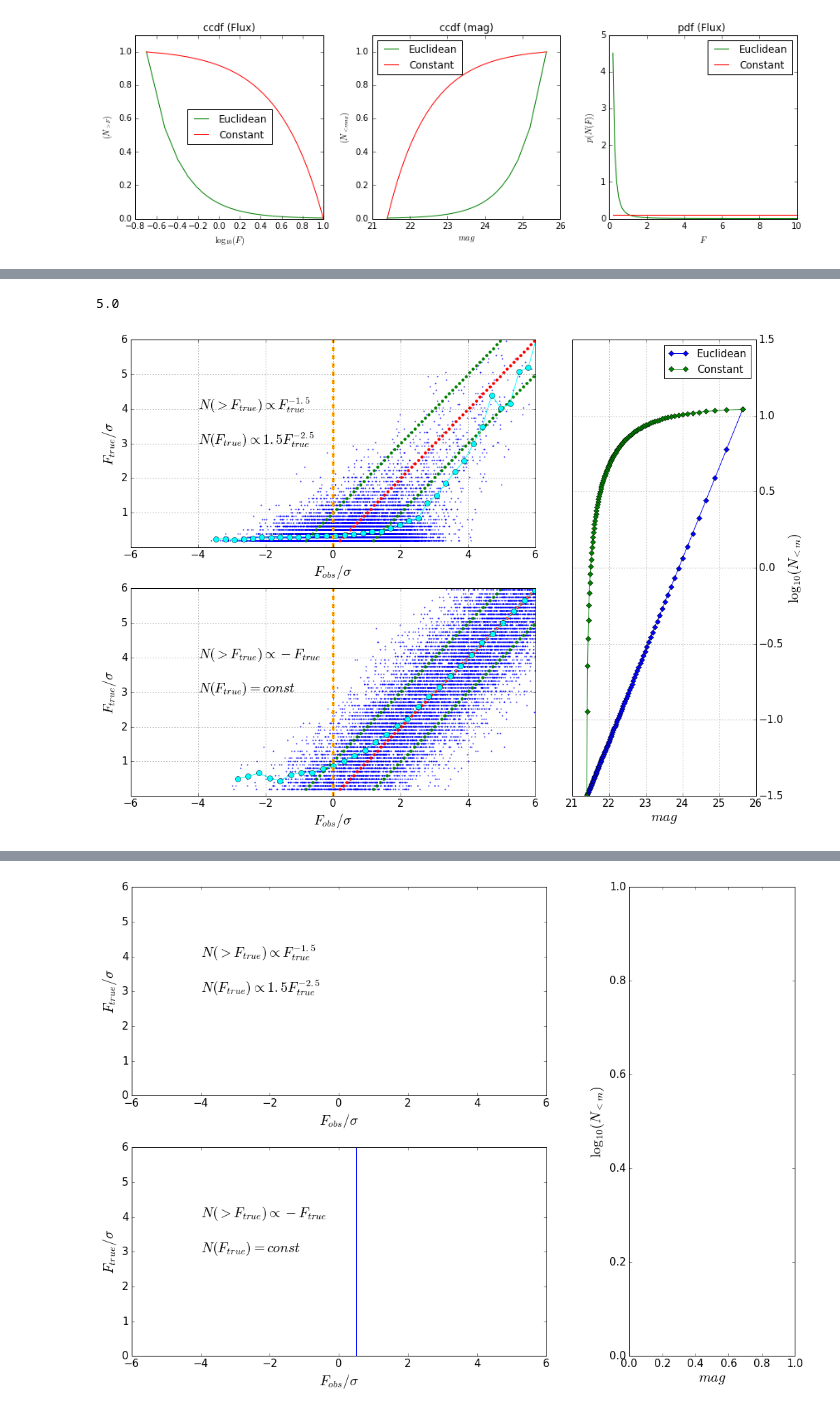
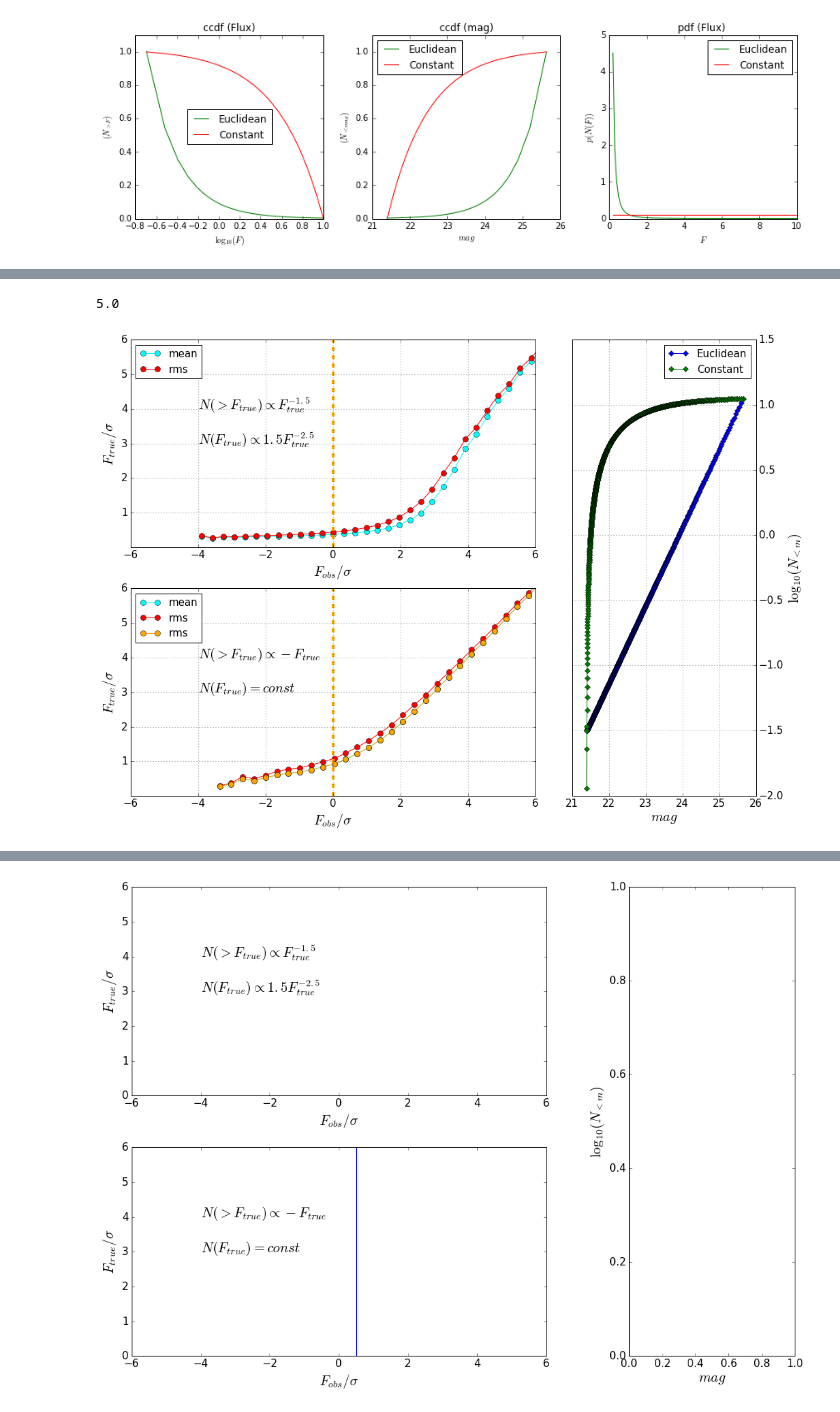
Before and after one commit to suberlak/S82analysis, a Jupyter notebook: code/iPTF_poster_plots_ver2.ipynb, the cells around one changed output, grey strips where cells are left out. Drawn from its saved outputs; the diff is of its cells as text; code cells hidden in the pictures.

```diff
--- a/code/iPTF_poster_plots_ver2.ipynb
+++ b/code/iPTF_poster_plots_ver2.ipynb
@@ -300,0 +431,3 @@ ax[1].plot
+# %%
+for label in  colorbar.ax.xaxis.get_ticklabels() :
+    print label
@@ -300,0 +760,14 @@ ax[1].plot
+# %%
+euc_ccdf_count = F **(-1.5)
+euc_ccdf_norm  = euc_ccdf_count / euc_ccdf_count[0]
+
+# recovering pdf from
+euc_pdf_count = np.zeros_like(euc_ccdf_norm)
+
+for i in range(len(sorted_x)-1):
+    rise = euc_ccdf_count[i] - euc_ccdf_count[i+1]
+    run  = abs(F[i+1] - F[i])
+    euc_pdf_count[i] = rise / run
+
+euc_pdf_norm = euc_pdf_count / np.sum(delF*euc_pdf_count)
+euc_pdf_count = scale * euc_pdf_norm
@@ -301,4 +776,7 @@ ax[1].plot
 # %%
+import matplotlib.pyplot as plt
+# Calculate the mean and plot only that ....
+
 # define canvas object using gridspec
 %matplotlib inline
 
@@ -328,7 +806,7 @@ marker_type = 'o'
 # Generate f_true
 fmin = 0
 fmax = 1
-n_points_f_true = 100
+n_points_f_true = 1000
 
 f_true = np.linspace(fmin, fmax, n_points_f_true)
 sigma = np.percentile(f_true,10)
@@ -340,11 +818,12 @@ print np.median(x_true)
 mask_close_zero = x_true>0.2
 
 sorted_x = np.sort(x_true[mask_close_zero])
-
+F = sorted_x
+delF = F[1]  - F[0]
 ##    DEFINE   EUCLIDEAN AND  CONSTANT  DISTRIBUTIONS
 
 
-scale = 2000
+scale = 4000
 # Euclidean distribution of N vs Flux
 euc_ccdf_count = F **(-1.5)
 euc_ccdf_norm  = euc_ccdf_count / euc_ccdf_count[0]
@@ -366,7 +845,7 @@ const_pdf_norm = const_pdf_count / norm
 
 const_pdf_count = scale * const_pdf_norm
 
-const_ccdf_norm = np.zeros_like(const_pdf)
+const_ccdf_norm = np.zeros_like(const_pdf_count)
 for i in range(len(const_pdf_norm)):
     const_ccdf_norm[i]= np.sum(const_pdf_norm[i+1:])
 
@@ -396,12 +875,12 @@ for i in range(len(sorted_x)):
     x_true_i = sorted_x[i]  #  a single value corresponding to the true measurement
     #if (x_true_i < 3.2) & (x_true_i > 3 ) :
     x_true_arr =  np.ones_like(x_obs_i) * x_true_i
-    ax[0].scatter(x_obs_i, x_true_arr, lw=0, s=4, alpha=0.8 )
+    #ax[0].scatter(x_obs_i, x_true_arr, lw=0, s=4, alpha=0.8 )
     # mark the mean , the mean of underlying gaussian, i.e. x_true
-    ax[0].scatter(x_true_i, x_true_i, color='red', lw=0)
+    #ax[0].scatter(x_true_i, x_true_i, color='red', lw=0)
     # mark the +/-  1 sigma level, where we expect 68% of points to be
-    ax[0].scatter(x_true_i-1, x_true_i, color='green', lw=0)
-    ax[0].scatter(x_true_i+1, x_true_i, color='green', lw=0)
+    #ax[0].scatter(x_true_i-1, x_true_i, color='green', lw=0)
+    #ax[0].scatter(x_true_i+1, x_true_i, color='green', lw=0)
 
     # flatten x_obs and x_true,  by storing a N_obs array, where for each x_obs there is an x_true:
     x_obs_flatten =  np.append(x_obs_flatten,x_obs_i)
@@ -413,7 +892,16 @@ from scipy.stats import binned_statistic
 stats = binned_statistic(x=x_obs_flatten, values=x_true_flatten, statistic='mean', bins=50)
 statistic, bin_edges, bin_number = stats[0], stats[1], stats[2]
 bin_center = (bin_edges[:-1] + bin_edges[1:])/2
-ax[0].plot(bin_center, statistic,  marker = marker_type, color=marker_color, markersize=marker_size)
+ax[0].plot(bin_center, statistic,  marker = marker_type, color=marker_color, markersize=marker_size, label='mean')
+
+# OVERPLOT THE RMS ....
+def rms(x):
+    return np.sqrt(x.dot(x)/x.size)
+stats = binned_statistic(x=x_obs_flatten, values=x_true_flatten, statistic=rms, bins=50)
+bin_rms, bin_edges, bin_number = stats[0], stats[1], stats[2]
+bin_center = (bin_edges[:-1] + bin_edges[1:])/2
+ax[0].plot(bin_center, bin_rms, marker = marker_type, color='red', markersize=marker_size, label='rms')
+
 
 
 ## PLOT CONSTANT  DISTRIBUTION
@@ -438,12 +926,12 @@ for i in range(len(sorted_x)):
     x_true_i = sorted_x[i]  #  a single value corresponding to the true measurement
     #if (x_true_i < 3.2) & (x_true_i > 3 ) :
     x_true_arr =  np.ones_like(x_obs_i) * x_true_i
-    ax[1].scatter(x_obs_i, x_true_arr, lw=0, s=4, alpha=0.8 )
+    #ax[1].scatter(x_obs_i, x_true_arr, lw=0, s=4, alpha=0.8 )
     # mark the mean , the mean of underlying gaussian, i.e. x_true
-    ax[1].scatter(x_true_i, x_true_i, color='red', lw=0)
+    #ax[1].scatter(x_true_i, x_true_i, color='red', lw=0)
     # mark the +/-  1 sigma level, where we expect 68% of points to be
-    ax[1].scatter(x_true_i-1, x_true_i, color='green', lw=0)
-    ax[1].scatter(x_true_i+1, x_true_i, color='green', lw=0)
+    #ax[1].scatter(x_true_i-1, x_true_i, color='green', lw=0)
+    #ax[1].scatter(x_true_i+1, x_true_i, color='green', lw=0)
 
     # flatten x_obs and x_true,  by storing a N_obs array, where for each x_obs there is an x_true:
     x_obs_flatten =  np.append(x_obs_flatten,x_obs_i)
@@ -452,11 +940,29 @@ for i in range(len(sorted_x)):
 # OVERPLOT MEAN X_TRUE BINNED ALONG X_OBS
 
 from scipy.stats import binned_statistic
+
+
 stats = binned_statistic(x=x_obs_flatten, values=x_true_flatten, statistic='mean', bins=50)
-statistic, bin_edges, bin_number = stats[0], stats[1], stats[2]
+bin_mean, bin_edges, bin_number = stats[0], stats[1], stats[2]
 bin_center = (bin_edges[:-1] + bin_edges[1:])/2
-ax[1].plot(bin_center, statistic, marker = marker_type, color=marker_color, markersize=marker_size)
+ax[1].plot(bin_center, bin_mean, marker = marker_type, color=marker_color, markersize=marker_size, label='mean')
 
+# OVERPLOT THE RMS ....
+def rms(x):
+    return np.sqrt(x.dot(x)/x.size)
+stats = binned_statistic(x=x_obs_flatten, values=x_true_flatten, statistic=rms, bins=50)
+bin_rms, bin_edges, bin_number = stats[0], stats[1], stats[2]
+bin_center = (bin_edges[:-1] + bin_edges[1:])/2
+ax[1].plot(bin_center, bin_rms, marker = marker_type, color='red', markersize=marker_size, label='rms')
+
+# the first moment around the MEAN:
+def rms_dep(x):
+    return  np.sqrt((np.mean(x))**(2.0))
+
+stats = binned_statistic(x=x_obs_flatten, values=x_true_flatten, statistic=rms_dep, bins=50)
+bin_rms, bin_edges, bin_number = stats[0], stats[1], stats[2]
+bin_center = (bin_edges[:-1] + bin_edges[1:])/2
+ax[1].plot(bin_center, bin_rms, marker = marker_type, color='orange', markersize=marker_size, label='rms')
 
 # AXIS   LABELS ,  LIMITS .....
 xlim = [-6,6]
@@ -469,6 +975,7 @@ ax[0].grid()
 ax[0].axvline(x=0, color='orange', ls='--', lw=4)
 ax[0].text(-4,4, r'$N(>F_{true}) \propto F_{true}^{-1.5}$', fontsize=20)  # in data coordinates
 ax[0].text(-4,3, r'$N(F_{true})  \propto 1.5 F_{true}^{-2.5}$', fontsize=20)  # in data coordinates
+ax[0].legend(loc='best', fontsize=15)
 
 # Set the labels, limits, etc for bottom panel
 ax[1].set_xlim(xlim[0], xlim[1])
@@ -476,33 +983,33 @@ ax[1].set_ylim(ylim[0], ylim[1])
 ax[1].grid()
 ax[1].axvline(x=0, color='orange', ls='--', lw=4)
 ax[1].text(-4,4, r'$N(>F_{true}) \propto -F_{true}$', fontsize=20)
 ax[1].text(-4,3, r'$N(F_{true}) = const$', fontsize=20)
-
+ax[1].legend(loc='best', fontsize=15)
 
 # Plot the cumulative number of points as log(N (m<m_true)) vs mag  to
 # show the power law behavior
 # convert flux_true  to mag_true using arbitrary zero-point...
 zero_point = 48.6
 f_scale = 1e-28
 #mask_x_true_lims = (sorted_x < ylim[1]) & (sorted_x > ylim[0])
 #sorted_x_true = sorted_x[mask_x_true_lims]
 mag_true = -2.5*np.log10(sorted_x * sigma * f_scale) - zero_point
 const_ccdf_count[-1] = euc_ccdf_count[-1]
 ax[2].plot(mag_true, np.log10(euc_ccdf_count), marker='D', label='Euclidean')
 ax[2].plot(mag_true, np.log10(const_ccdf_count), marker='D', label='Constant')
 #ax[2].set_ylim(ymax=25.7)
 ax[2].grid()
 ax[2].legend(loc='best', fontsize=15)
 
 ax[2].yaxis.tick_right()
 ax[2].yaxis.set_label_position("right")
 #ax[2].set_ylim(ax[1].get_ylim()[::-1])
 #plt.tight_layout()
 
 #fig.subplots_adjust(wspace=0.1)
 #fig.suptitle('Gaussian draws with Euclidean count for observed points', fontsize=15)
 #plt.tight_layout()
-plt.savefig(dir_save+'Fig1_Euclidean_const_counts.png',bbox_inches='tight')
+#plt.savefig(dir_save+'Fig1_Euclidean_const_counts.png',bbox_inches='tight')
 # %% [output]
 5.0
-[figure, old version]
+[figure, new version]
```
Also changed, not shown: parts of 42 cells of this notebook, 12 other files.
